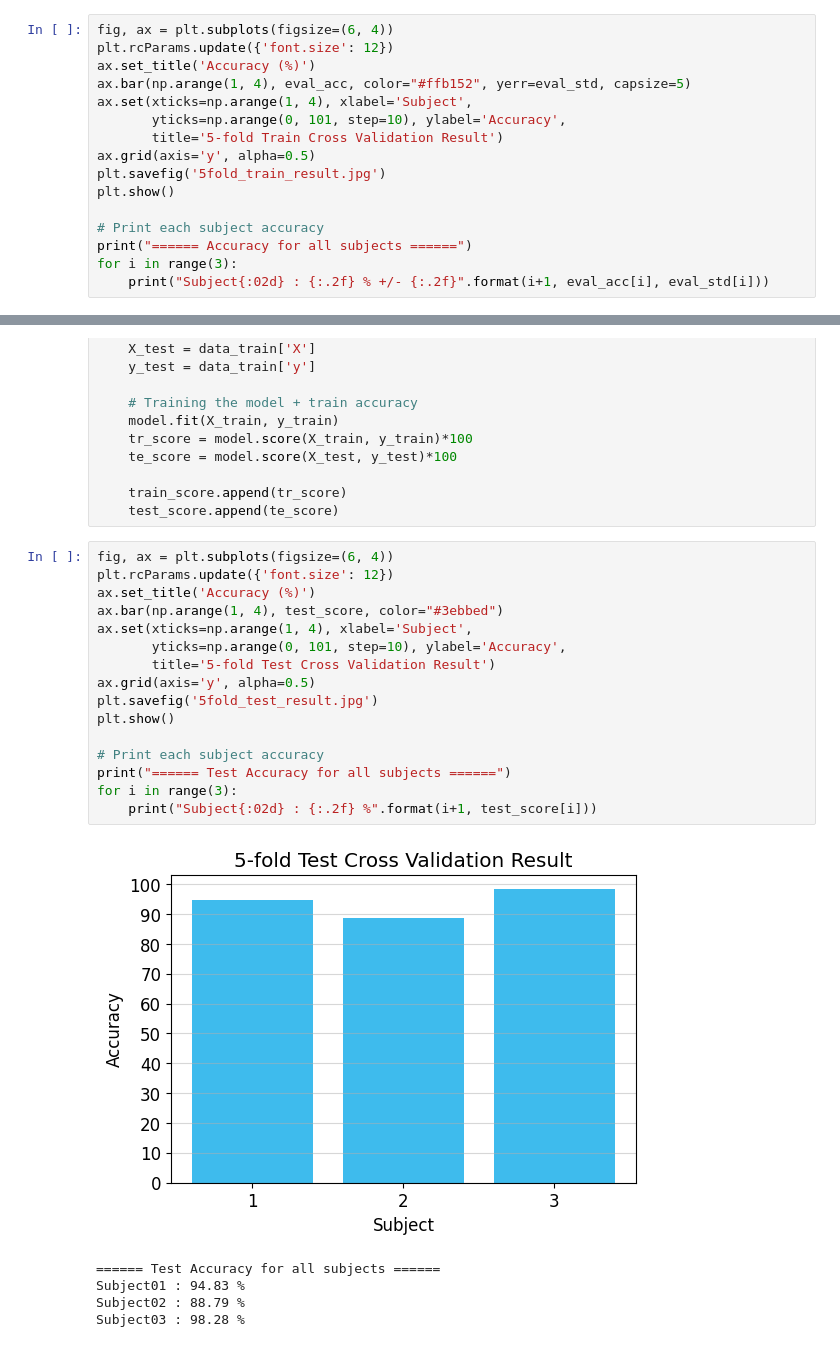
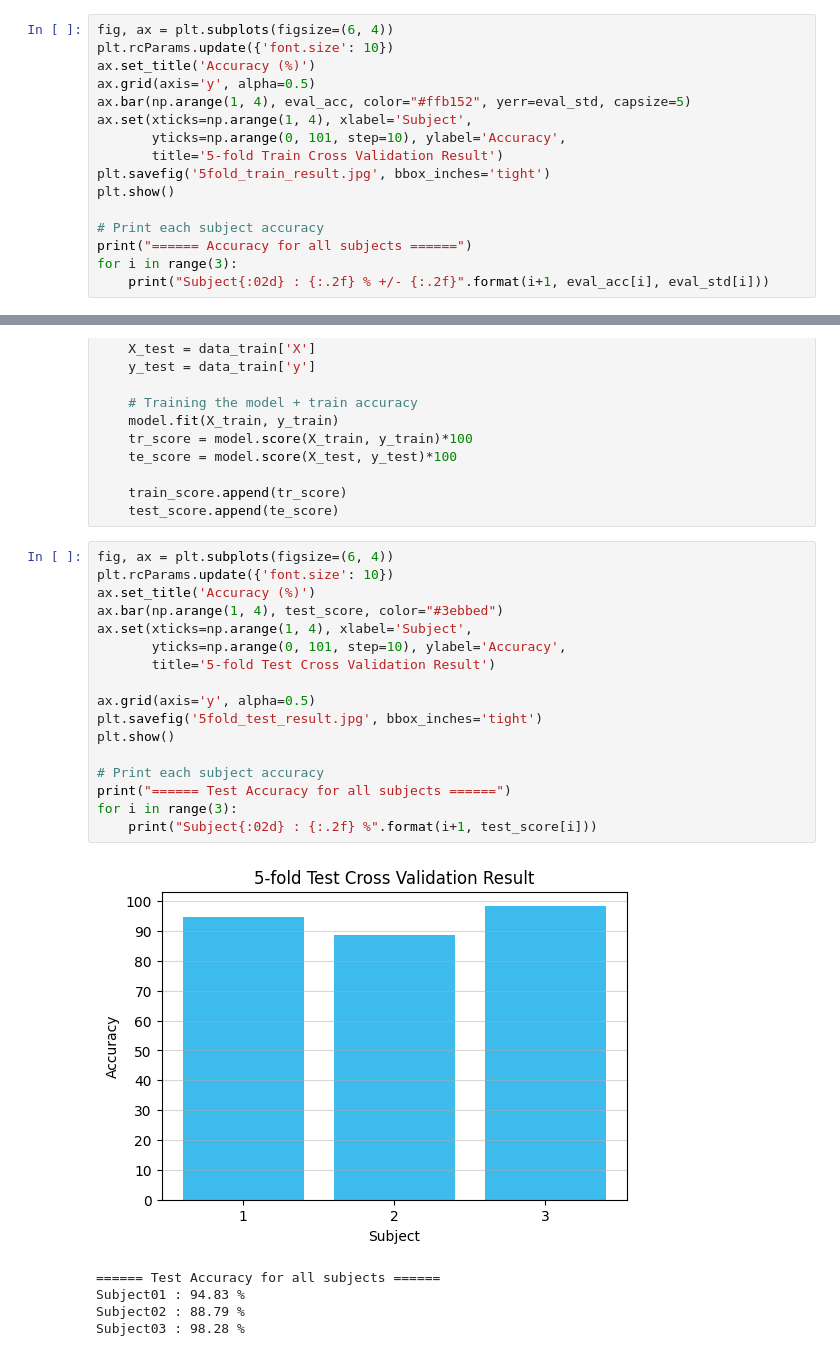
Before and after one commit to orvindemsy/BCICIV2a-FBCSP, a Jupyter notebook: fbcsp.ipynb, the cells around one changed output, grey strips where cells are left out. Saved outputs shown, nothing was run; the diff lists cells and outputs as text.

Commit message:
fix cropped image when saved, plt

```diff
--- a/fbcsp.ipynb
+++ b/fbcsp.ipynb
@@ -953,14 +953,14 @@ for i in range(1, ns):
     subject.append(subject_counter(i))
 # %%
 fig, ax = plt.subplots(figsize=(6, 4))
-plt.rcParams.update({'font.size': 12})
+plt.rcParams.update({'font.size': 10})
 ax.set_title('Accuracy (%)')
+ax.grid(axis='y', alpha=0.5)
 ax.bar(np.arange(1, 4), eval_acc, color="#ffb152", yerr=eval_std, capsize=5)
 ax.set(xticks=np.arange(1, 4), xlabel='Subject',
        yticks=np.arange(0, 101, step=10), ylabel='Accuracy',
        title='5-fold Train Cross Validation Result')
-ax.grid(axis='y', alpha=0.5)
-plt.savefig('5fold_train_result.jpg')
+plt.savefig('5fold_train_result.jpg', bbox_inches='tight')
 plt.show()
 
 # Print each subject accuracy
@@ -1002,22 +1002,23 @@ for i in range(1, 4):
     test_score.append(te_score)
 # %%
 fig, ax = plt.subplots(figsize=(6, 4))
-plt.rcParams.update({'font.size': 12})
+plt.rcParams.update({'font.size': 10})
 ax.set_title('Accuracy (%)')
 ax.bar(np.arange(1, 4), test_score, color="#3ebbed")
 ax.set(xticks=np.arange(1, 4), xlabel='Subject',
        yticks=np.arange(0, 101, step=10), ylabel='Accuracy',
        title='5-fold Test Cross Validation Result')
+
 ax.grid(axis='y', alpha=0.5)
-plt.savefig('5fold_test_result.jpg')
+plt.savefig('5fold_test_result.jpg', bbox_inches='tight')
 plt.show()
 
 # Print each subject accuracy
 print("====== Test Accuracy for all subjects ======")
 for i in range(3):
     print("Subject{:02d} : {:.2f} %".format(i+1, test_score[i]))
 # %% [output]
-[figure, old version]
+[figure, new version]
 ====== Test Accuracy for all subjects ======
 Subject01 : 94.83 %
 Subject02 : 88.79 %
```
Also changed, not shown: parts of 1 cell of this notebook.
